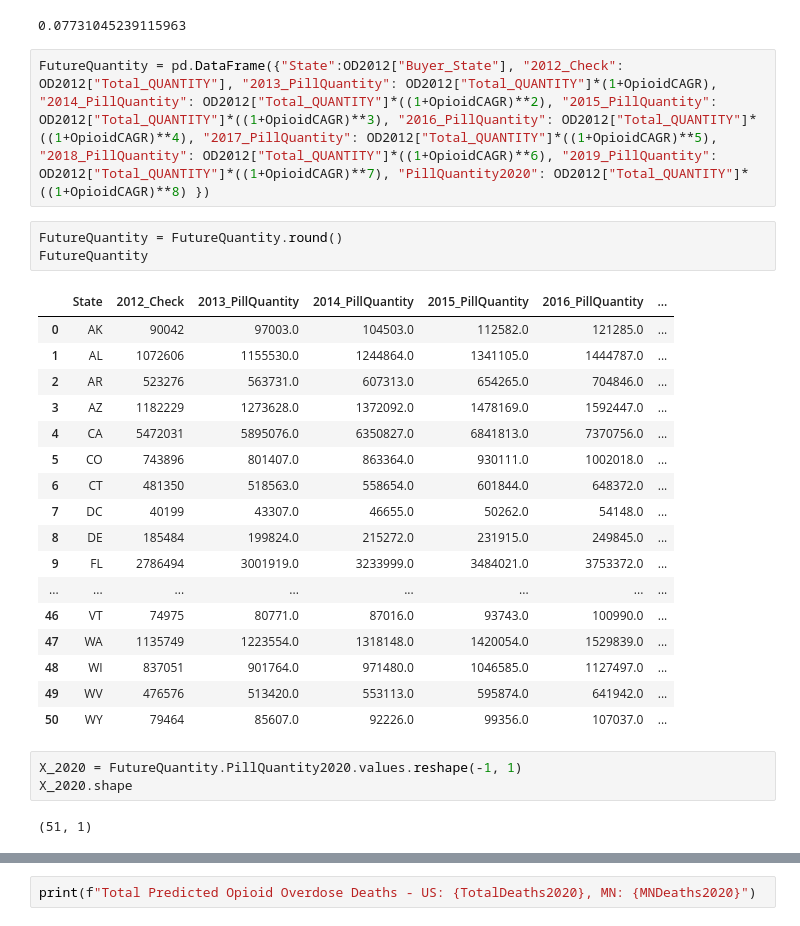
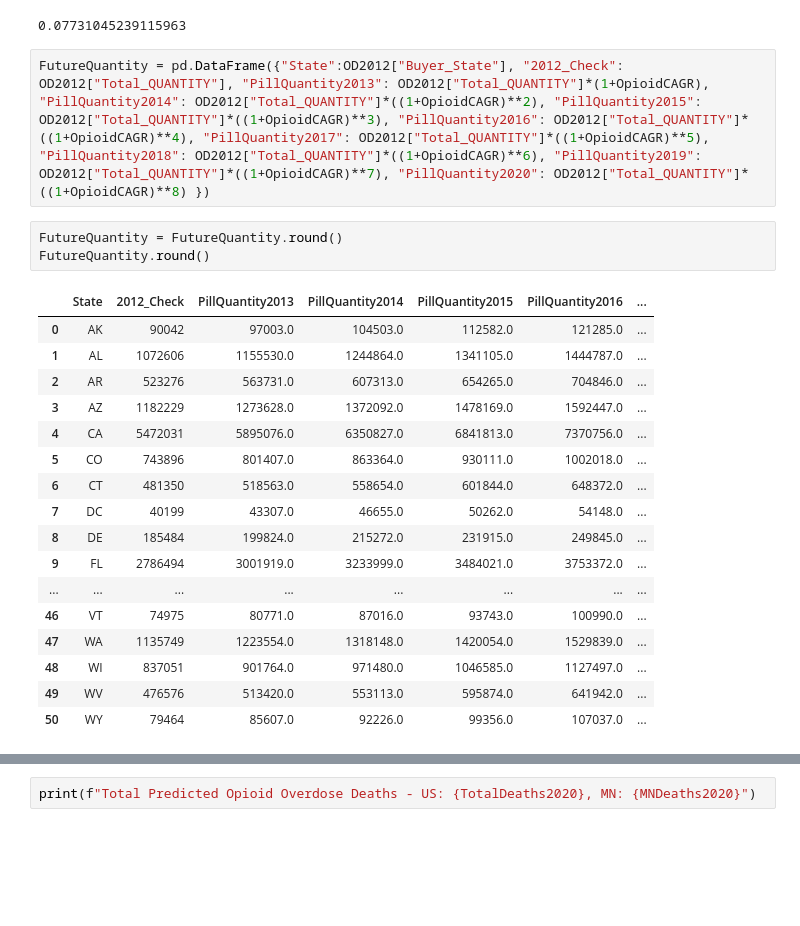
Before and after one commit to amberlbillings/FinalProject, a Jupyter notebook: Stephanie/StephMachineLearning.ipynb, the cells around one changed output, grey strips where cells are left out. Cells and saved outputs as stored; diff of their text form; blank space fills up the shorter version.

```diff
--- a/Stephanie/StephMachineLearning.ipynb
+++ b/Stephanie/StephMachineLearning.ipynb
@@ -375,12 +336,12 @@ OpioidCAGR
 # %% [output]
 0.07731045239115963
 # %%
-FutureQuantity = pd.DataFrame({"State":OD2012["Buyer_State"], "2012_Check": OD2012["Total_QUANTITY"], "2013_PillQuantity": OD2012["Total_QUANTITY"]*(1+OpioidCAGR), "2014_PillQuantity": OD2012["Total_QUANTITY"]*((1+OpioidCAGR)**2), "2015_PillQuantity": OD2012["Total_QUANTITY"]*((1+OpioidCAGR)**3), "2016_PillQuantity": OD2012["Total_QUANTITY"]*((1+OpioidCAGR)**4), "2017_PillQuantity": OD2012["Total_QUANTITY"]*((1+OpioidCAGR)**5), "2018_PillQuantity": OD2012["Total_QUANTITY"]*((1+OpioidCAGR)**6), "2019_PillQuantity": OD2012["Total_QUANTITY"]*((1+OpioidCAGR)**7), "PillQuantity2020": OD2012["Total_QUANTITY"]*((1+OpioidCAGR)**8) })
+FutureQuantity = pd.DataFrame({"State":OD2012["Buyer_State"], "2012_Check": OD2012["Total_QUANTITY"], "PillQuantity2013": OD2012["Total_QUANTITY"]*(1+OpioidCAGR), "PillQuantity2014": OD2012["Total_QUANTITY"]*((1+OpioidCAGR)**2), "PillQuantity2015": OD2012["Total_QUANTITY"]*((1+OpioidCAGR)**3), "PillQuantity2016": OD2012["Total_QUANTITY"]*((1+OpioidCAGR)**4), "PillQuantity2017": OD2012["Total_QUANTITY"]*((1+OpioidCAGR)**5), "PillQuantity2018": OD2012["Total_QUANTITY"]*((1+OpioidCAGR)**6), "PillQuantity2019": OD2012["Total_QUANTITY"]*((1+OpioidCAGR)**7), "PillQuantity2020": OD2012["Total_QUANTITY"]*((1+OpioidCAGR)**8) })
 # %%
 FutureQuantity = FutureQuantity.round()
-FutureQuantity
+FutureQuantity.round()
 # %% [output]
-|  | State | 2012_Check | 2013_PillQuantity | 2014_PillQuantity | 2015_PillQuantity | 2016_PillQuantity | ... |
+|  | State | 2012_Check | PillQuantity2013 | PillQuantity2014 | PillQuantity2015 | PillQuantity2016 | ... |
 | 0 | AK | 90042 | 97003.0 | 104503.0 | 112582.0 | 121285.0 | ... |
 | 1 | AL | 1072606 | 1155530.0 | 1244864.0 | 1341105.0 | 1444787.0 | ... |
 | 2 | AR | 523276 | 563731.0 | 607313.0 | 654265.0 | 704846.0 | ... |
@@ -397,8 +358,3 @@ FutureQuantity
 | 48 | WI | 837051 | 901764.0 | 971480.0 | 1046585.0 | 1127497.0 | ... |
 | 49 | WV | 476576 | 513420.0 | 553113.0 | 595874.0 | 641942.0 | ... |
 | 50 | WY | 79464 | 85607.0 | 92226.0 | 99356.0 | 107037.0 | ... |
-# %%
-X_2020 = FutureQuantity.PillQuantity2020.values.reshape(-1, 1)
-X_2020.shape
-# %% [output]
-(51, 1)
```
Also changed, not shown: parts of 15 cells of this notebook, 1 other file.
